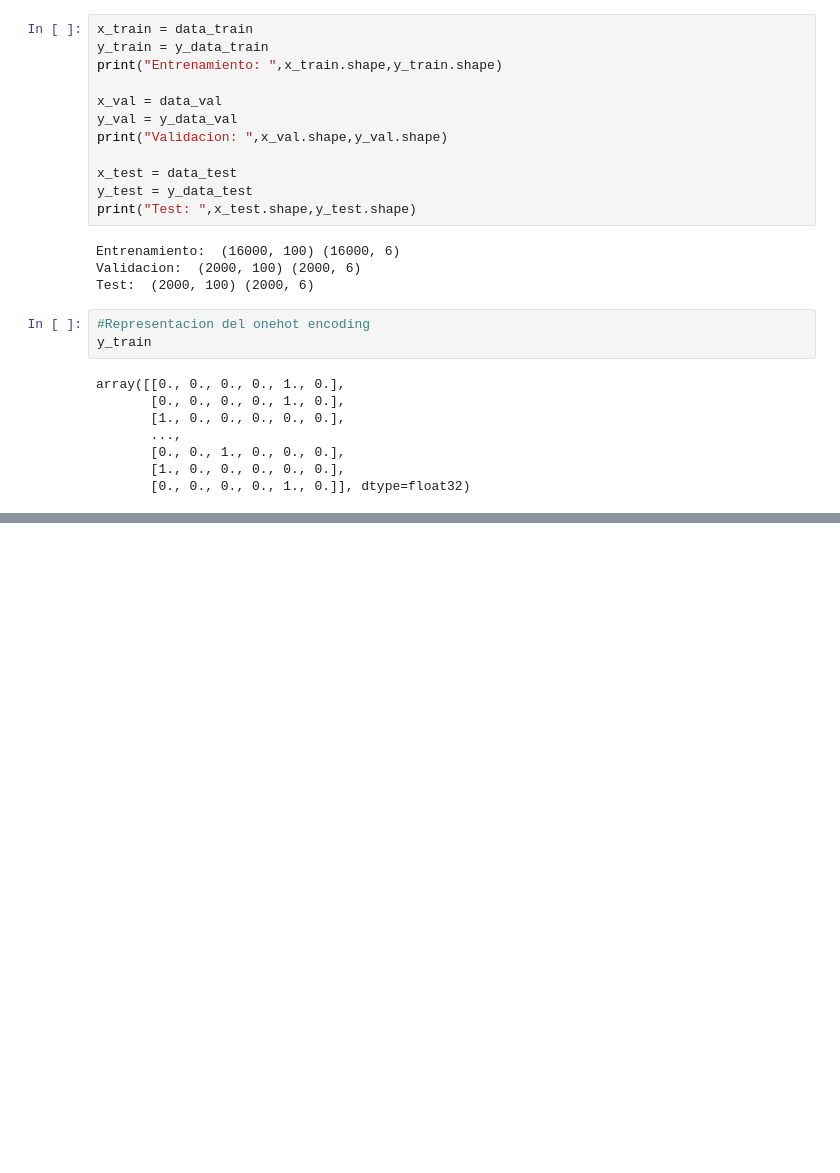
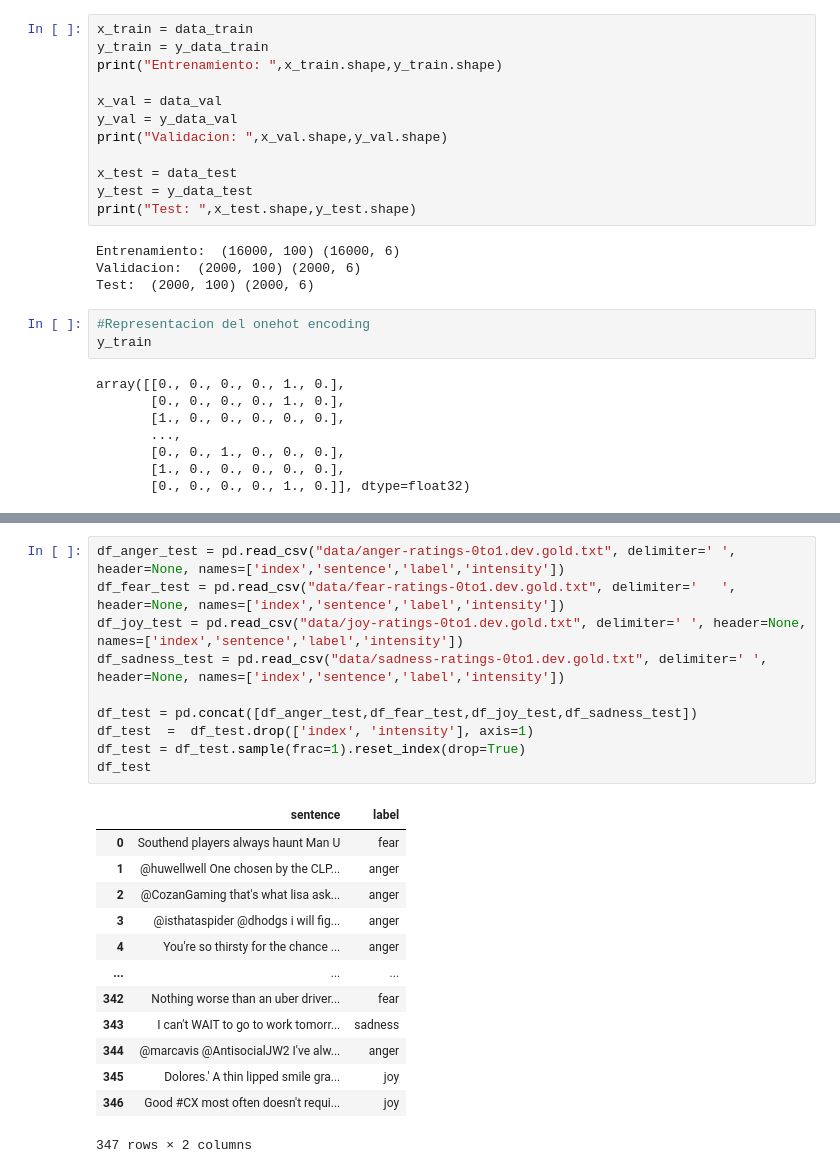
Before and after one commit to Jamf05/20201-ai2-class-project, a Jupyter notebook: download-data.ipynb, the cells around one changed output, grey strips where cells are left out. Drawn from its saved outputs; the diff is of its cells as text; blank space fills up the shorter version.

```diff
--- a/download-data.ipynb
+++ b/download-data.ipynb
@@ -326,0 +348,24 @@ losses.plot()
+# %%
+df_anger_test = pd.read_csv("data/anger-ratings-0to1.dev.gold.txt", delimiter='	', header=None, names=['index','sentence','label','intensity'])
+df_fear_test = pd.read_csv("data/fear-ratings-0to1.dev.gold.txt", delimiter='	', header=None, names=['index','sentence','label','intensity'])
+df_joy_test = pd.read_csv("data/joy-ratings-0to1.dev.gold.txt", delimiter='	', header=None, names=['index','sentence','label','intensity'])
+df_sadness_test = pd.read_csv("data/sadness-ratings-0to1.dev.gold.txt", delimiter='	', header=None, names=['index','sentence','label','intensity'])
+
+df_test = pd.concat([df_anger_test,df_fear_test,df_joy_test,df_sadness_test])
+df_test  =  df_test.drop(['index', 'intensity'], axis=1)
+df_test = df_test.sample(frac=1).reset_index(drop=True)
+df_test
+# %% [output]
+|  | sentence | label |
+| 0 | Southend players always haunt Man U | fear |
+| 1 | @huwellwell One chosen by the CLP... | anger |
+| 2 | @CozanGaming that's what lisa ask... | anger |
+| 3 | @isthataspider @dhodgs i will fig... | anger |
+| 4 | You're so thirsty for the chance ... | anger |
+| ... | ... | ... |
+| 342 | Nothing worse than an uber driver... | fear |
+| 343 | I can't WAIT to go to work tomorr... | sadness |
+| 344 | @marcavis @AntisocialJW2 I've alw... | anger |
+| 345 | Dolores.' A thin lipped smile gra... | joy |
+| 346 | Good #CX most often doesn't requi... | joy |
+347 rows × 2 columns
```
Also changed, not shown: parts of 33 cells of this notebook, 9 other files.
